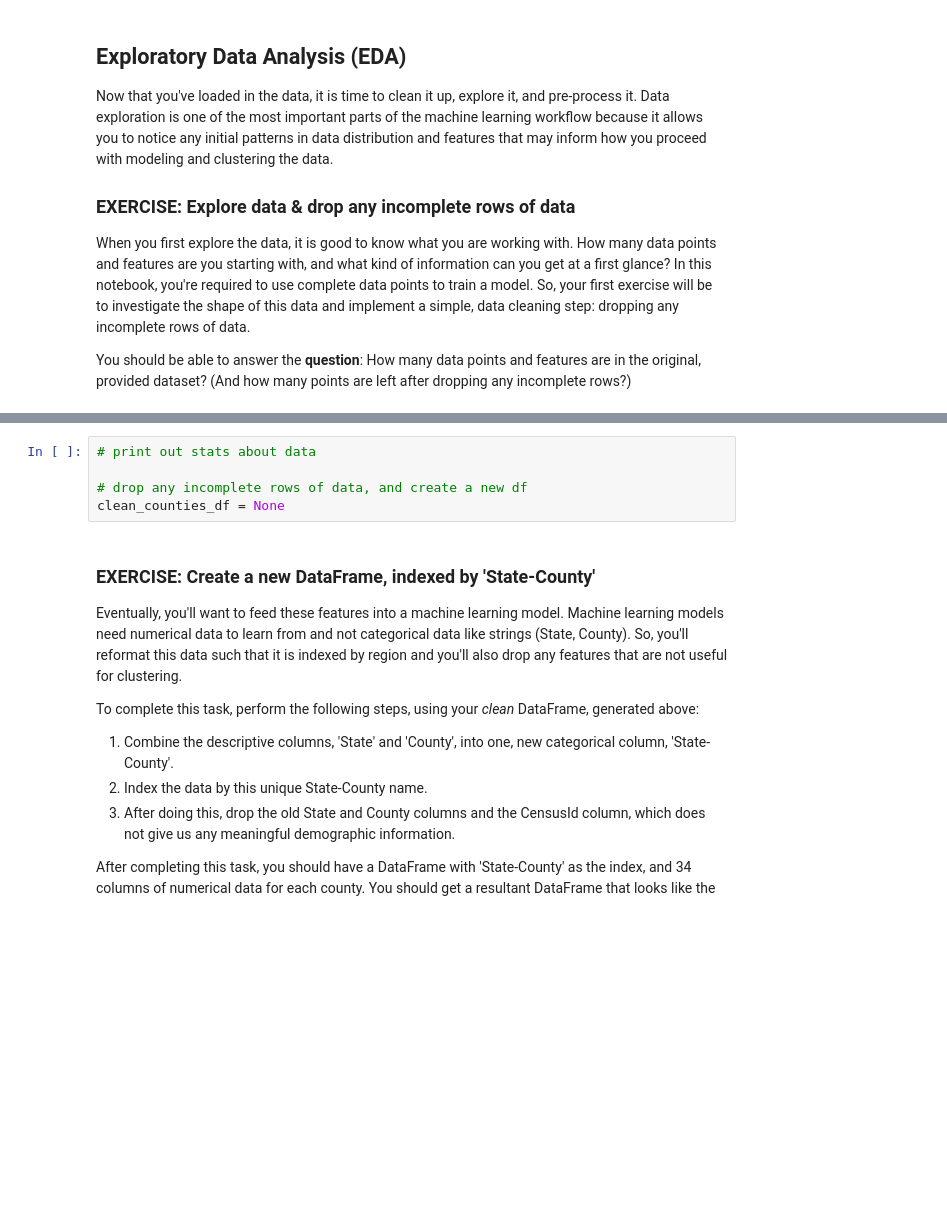
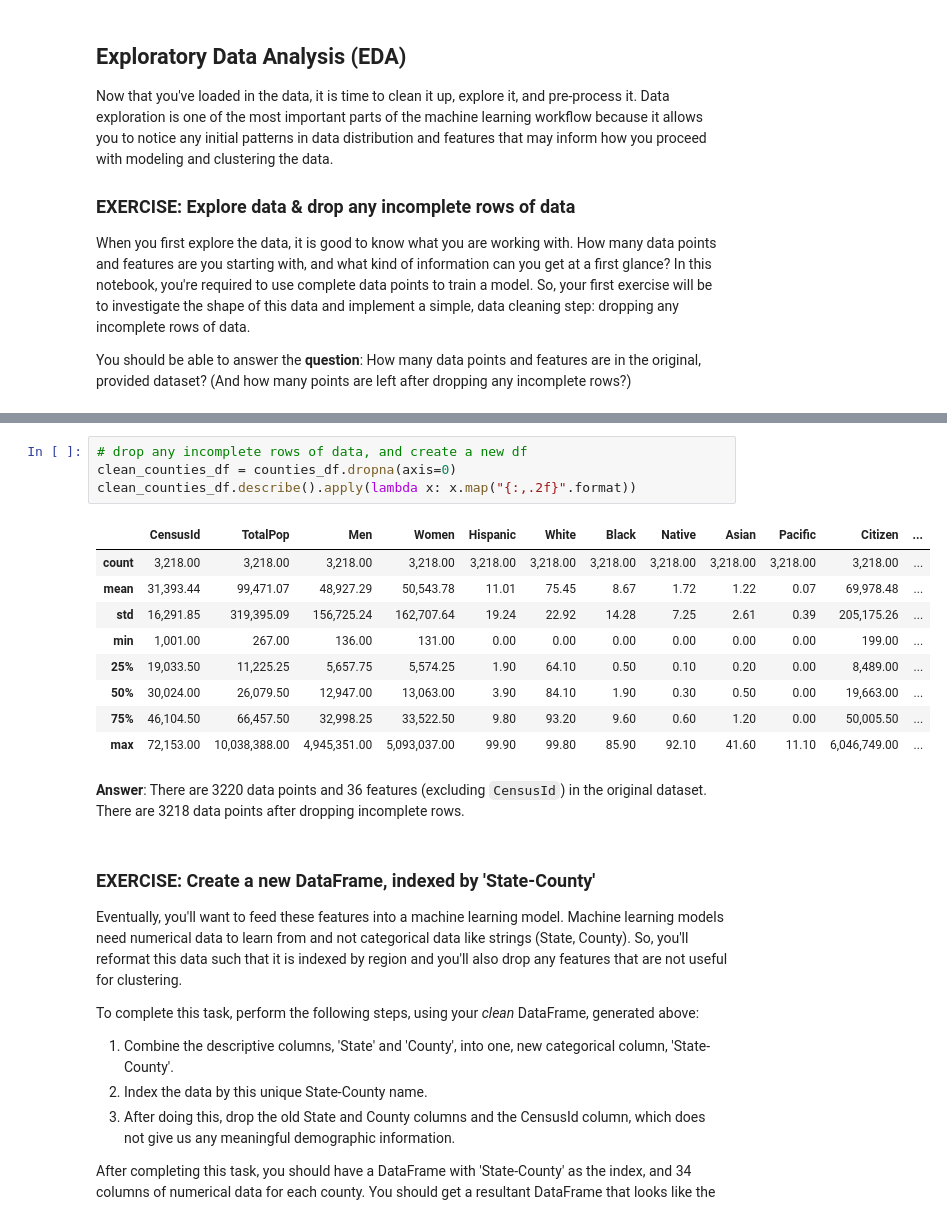
Before and after one commit to foxan/ML_SageMaker_Studies, a Jupyter notebook: Population_Segmentation/Pop_Segmentation_Exercise.ipynb, the cells around one changed output, grey strips where cells are left out. Saved outputs shown, nothing was run; the diff lists cells and outputs as text; blank space fills up the shorter version.

```diff
--- a/Population_Segmentation/Pop_Segmentation_Exercise.ipynb
+++ b/Population_Segmentation/Pop_Segmentation_Exercise.ipynb
@@ -99,8 +163,19 @@ You should be able to answer the **question**: How many data points and features
 # %%
-# print out stats about data
-
 # drop any incomplete rows of data, and create a new df
-clean_counties_df = None
+clean_counties_df = counties_df.dropna(axis=0)
+clean_counties_df.describe().apply(lambda x: x.map("{:,.2f}".format))
+# %% [output]
+|  | CensusId | TotalPop | Men | Women | Hispanic | White | Black | Native | Asian | Pacific | Citizen | ... |
+| count | 3,218.00 | 3,218.00 | 3,218.00 | 3,218.00 | 3,218.00 | 3,218.00 | 3,218.00 | 3,218.00 | 3,218.00 | 3,218.00 | 3,218.00 | ... |
+| mean | 31,393.44 | 99,471.07 | 48,927.29 | 50,543.78 | 11.01 | 75.45 | 8.67 | 1.72 | 1.22 | 0.07 | 69,978.48 | ... |
+| std | 16,291.85 | 319,395.09 | 156,725.24 | 162,707.64 | 19.24 | 22.92 | 14.28 | 7.25 | 2.61 | 0.39 | 205,175.26 | ... |
+| min | 1,001.00 | 267.00 | 136.00 | 131.00 | 0.00 | 0.00 | 0.00 | 0.00 | 0.00 | 0.00 | 199.00 | ... |
+| 25% | 19,033.50 | 11,225.25 | 5,657.75 | 5,574.25 | 1.90 | 64.10 | 0.50 | 0.10 | 0.20 | 0.00 | 8,489.00 | ... |
+| 50% | 30,024.00 | 26,079.50 | 12,947.00 | 13,063.00 | 3.90 | 84.10 | 1.90 | 0.30 | 0.50 | 0.00 | 19,663.00 | ... |
+| 75% | 46,104.50 | 66,457.50 | 32,998.25 | 33,522.50 | 9.80 | 93.20 | 9.60 | 0.60 | 1.20 | 0.00 | 50,005.50 | ... |
+| max | 72,153.00 | 10,038,388.00 | 4,945,351.00 | 5,093,037.00 | 99.90 | 99.80 | 85.90 | 92.10 | 41.60 | 11.10 | 6,046,749.00 | ... |
+# %% [markdown]
+**Answer**: There are 3220 data points and 36 features (excluding `CensusId`) in the original dataset. There are 3218 data points after dropping incomplete rows.
 # %% [markdown]
 ### EXERCISE: Create a new DataFrame, indexed by 'State-County'
 
```
Also changed, not shown: parts of 50 cells of this notebook, 1 other file.
